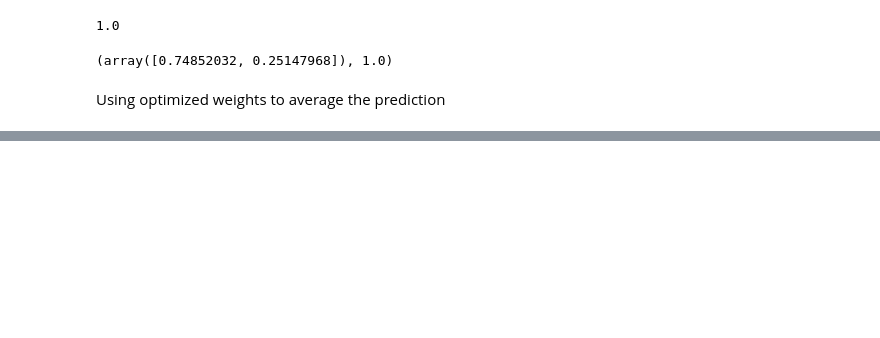
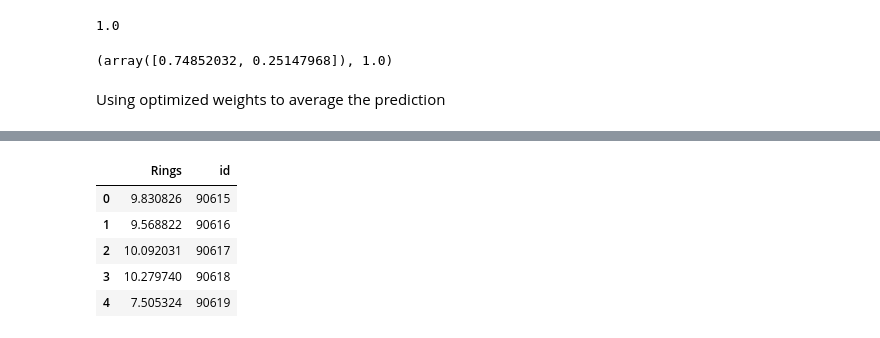
Before and after one commit to Cralsic123/Optuna-for-abalone-dataset, a Jupyter notebook: Optuna_.ipynb, the cells around one changed output, grey strips where cells are left out. Cells and saved outputs as stored; diff of their text form; code cells hidden in the pictures; blank space fills up the shorter version.

```diff
--- a/Optuna_.ipynb
+++ b/Optuna_.ipynb
@@ -631,0 +684,5 @@ Using optimized weights to average the prediction
+# %%
+voting = VotingRegressor([('xgb', xgb_model), ('hgb', hgbmodel), ('rmsle', xgbrmslemodel)], weights=list(lst_optuna_weights))
+
+voting.fit(train_df_1, y)
+predictions_2 = voting.predict(test_df_1)
@@ -631,0 +698,3 @@ Using optimized weights to average the prediction
+# %%
+predictions = (predictions_1 + predictions_2 + predictions_3)/3
+predictions
@@ -631,0 +704,4 @@ Using optimized weights to average the prediction
+# %%
+y_pred = pd.DataFrame(predictions)
+y_pred.columns = ['Rings']
+y_pred.head()
@@ -631,0 +715,15 @@ Using optimized weights to average the prediction
+# %%
+ids = test_df['id']
+# %%
+submission_df = pd.DataFrame()
+submission_df = y_pred
+submission_df['id'] = ids
+submission_df['id'] = submission_df['id'].apply(lambda x : int(x))
+submission_df.head()
+# %% [output]
+|  | Rings | id |
+| 0 | 9.830826 | 90615 |
+| 1 | 9.568822 | 90616 |
+| 2 | 10.092031 | 90617 |
+| 3 | 10.279740 | 90618 |
+| 4 | 7.505324 | 90619 |
```
Also changed, not shown: parts of 32 cells of this notebook.
